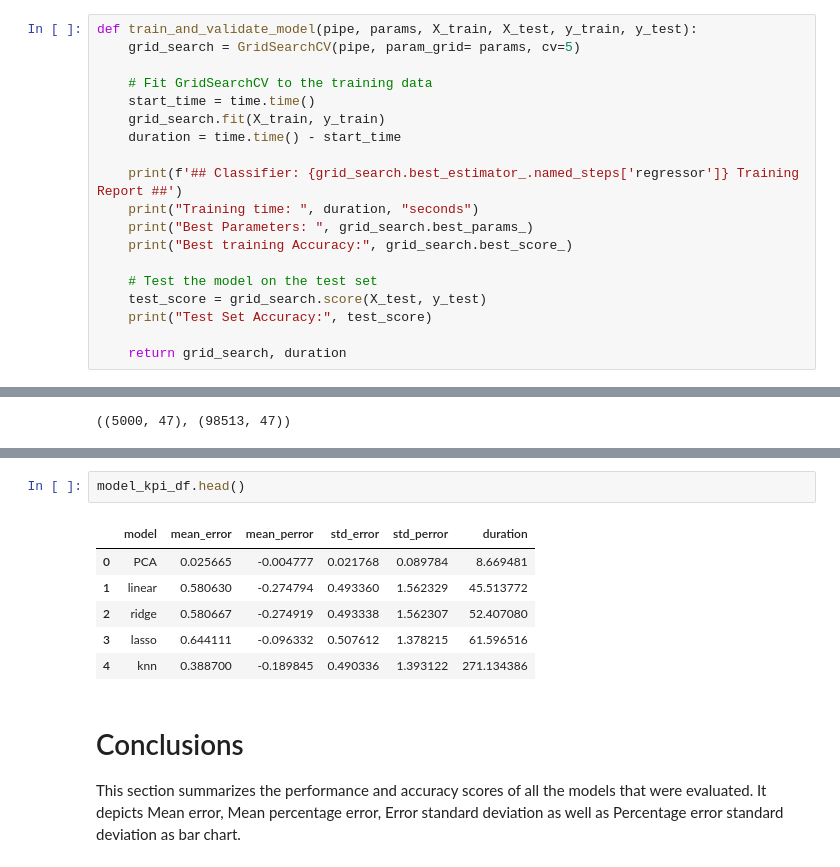
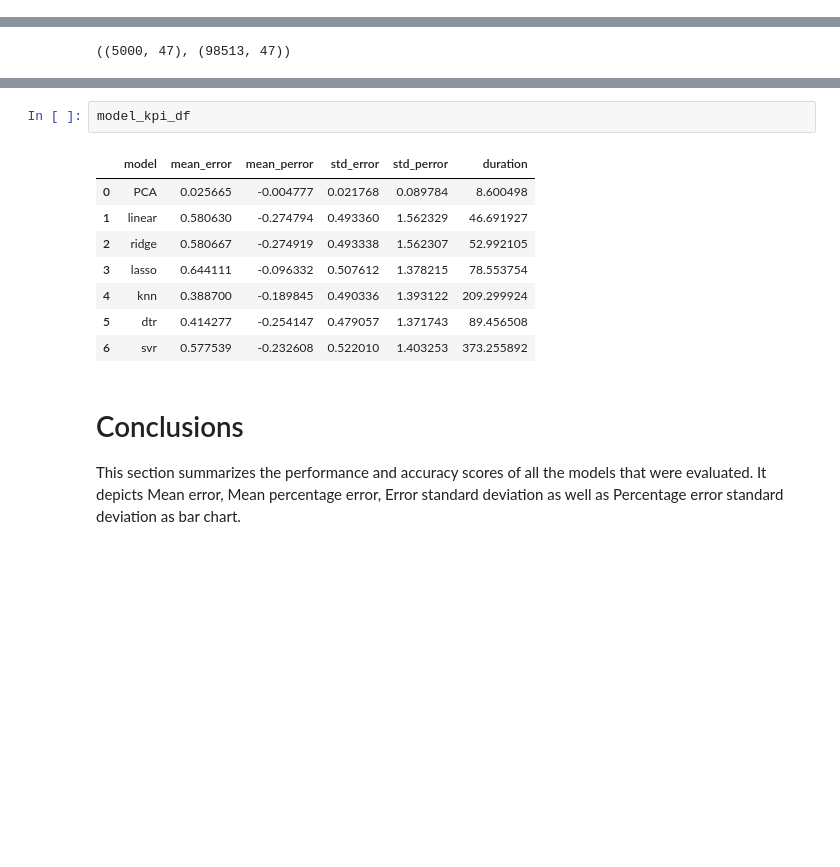
Before and after one commit to arunsarat/wifi-qoe, a Jupyter notebook: predict-mos.ipynb, the cells around one changed output, grey strips where cells are left out. Saved outputs shown, nothing was run; the diff lists cells and outputs as text; blank space fills up the shorter version.

```diff
--- a/predict-mos.ipynb
+++ b/predict-mos.ipynb
@@ -212,19 +78,0 @@ def get_correlation (df):
-# %%
-def train_and_validate_model(pipe, params, X_train, X_test, y_train, y_test):
-    grid_search = GridSearchCV(pipe, param_grid= params, cv=5)
-
-    # Fit GridSearchCV to the training data
-    start_time = time.time()
-    grid_search.fit(X_train, y_train)
-    duration = time.time() - start_time
-
-    print(f'## Classifier: {grid_search.best_estimator_.named_steps['regressor']} Training Report ##')
-    print("Training time: ", duration, "seconds")
-    print("Best Parameters: ", grid_search.best_params_)
-    print("Best training Accuracy:", grid_search.best_score_)
-
-    # Test the model on the test set
-    test_score = grid_search.score(X_test, y_test)
-    print("Test Set Accuracy:", test_score)
-
-    return grid_search, duration
@@ -1043,14 +732,16 @@ error mean =  0.58, error std =  0.52
 p_error mean = -23.26%, p_error std =  140.33%
 [figure]
 # %%
-model_kpi_df.head()
+model_kpi_df
 # %% [output]
 |  | model | mean_error | mean_perror | std_error | std_perror | duration |
-| 0 | PCA | 0.025665 | -0.004777 | 0.021768 | 0.089784 | 8.669481 |
-| 1 | linear | 0.580630 | -0.274794 | 0.493360 | 1.562329 | 45.513772 |
-| 2 | ridge | 0.580667 | -0.274919 | 0.493338 | 1.562307 | 52.407080 |
-| 3 | lasso | 0.644111 | -0.096332 | 0.507612 | 1.378215 | 61.596516 |
-| 4 | knn | 0.388700 | -0.189845 | 0.490336 | 1.393122 | 271.134386 |
+| 0 | PCA | 0.025665 | -0.004777 | 0.021768 | 0.089784 | 8.600498 |
+| 1 | linear | 0.580630 | -0.274794 | 0.493360 | 1.562329 | 46.691927 |
+| 2 | ridge | 0.580667 | -0.274919 | 0.493338 | 1.562307 | 52.992105 |
+| 3 | lasso | 0.644111 | -0.096332 | 0.507612 | 1.378215 | 78.553754 |
+| 4 | knn | 0.388700 | -0.189845 | 0.490336 | 1.393122 | 209.299924 |
+| 5 | dtr | 0.414277 | -0.254147 | 0.479057 | 1.371743 | 89.456508 |
+| 6 | svr | 0.577539 | -0.232608 | 0.522010 | 1.403253 | 373.255892 |
 # %% [markdown]
 # Conclusions
 This section summarizes the performance and accuracy scores of all the models that were evaluated. It depicts Mean error, Mean percentage error, Error standard deviation as well as Percentage error standard deviation as bar chart.
```
Also changed, not shown: parts of 24 cells of this notebook, 5 other files.
